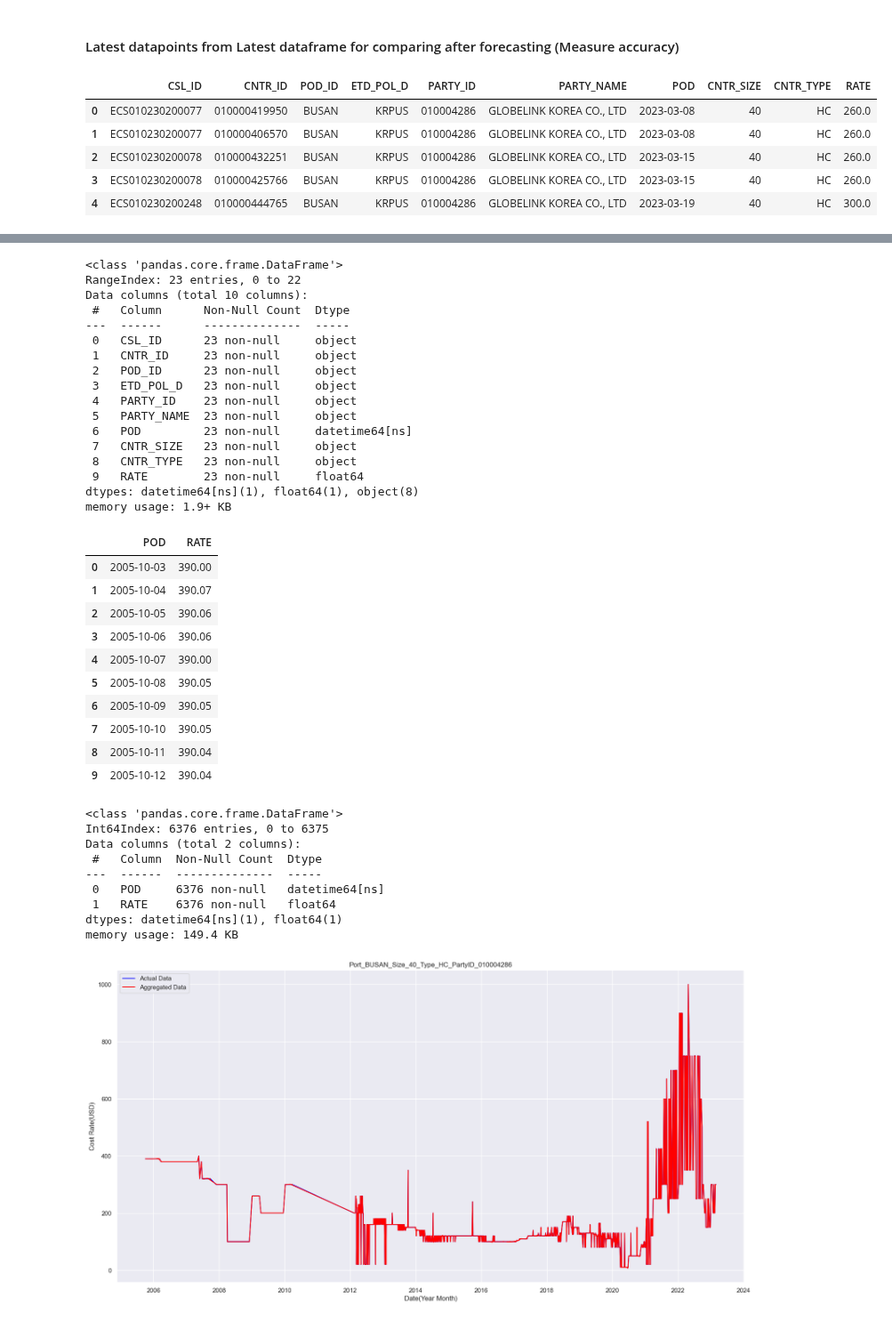
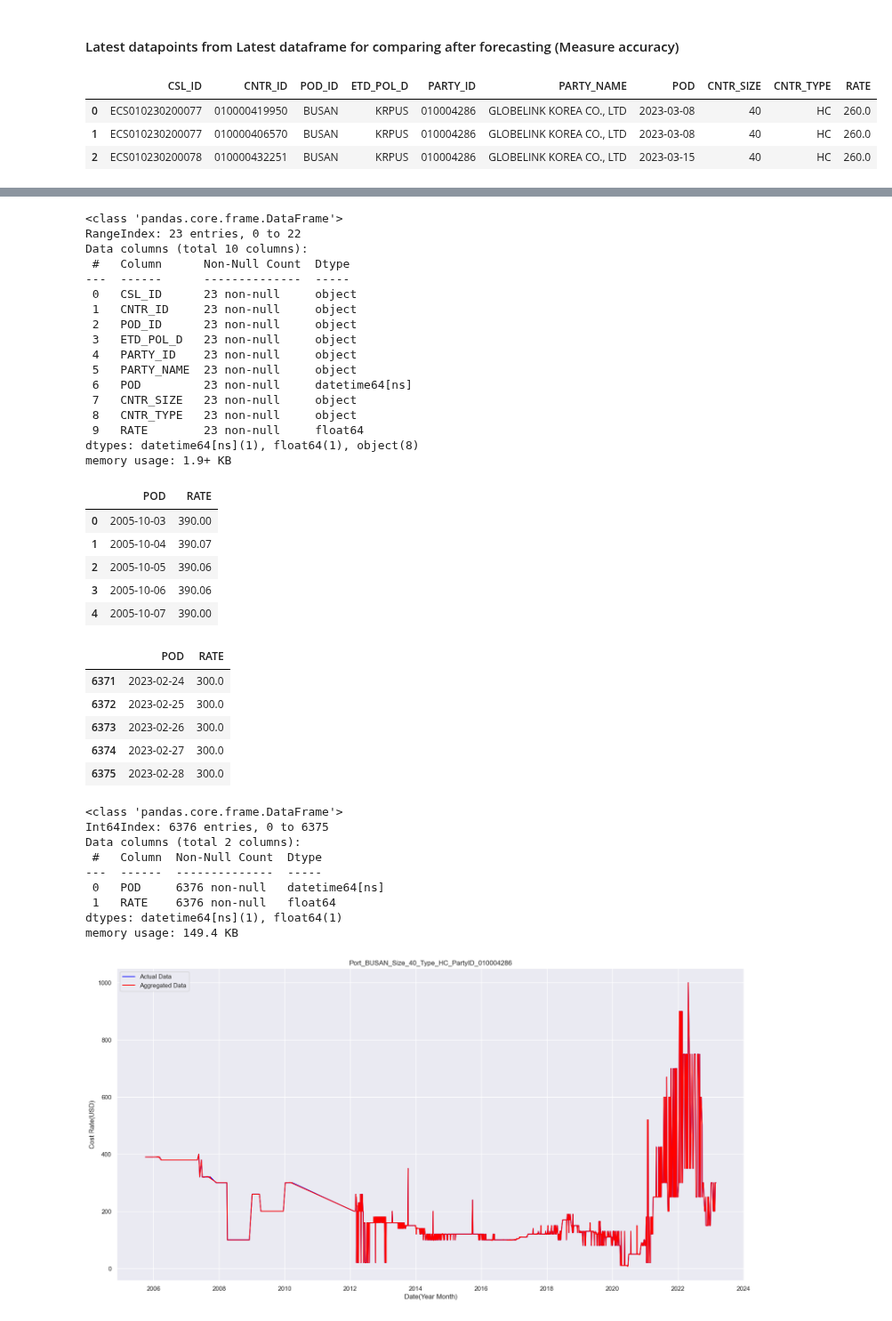
Before and after one commit to aloysiuswjw/Cost-Rate-Analysis, a Jupyter notebook: main_day2.ipynb, the cells around one changed output, grey strips where cells are left out. Shown at 89% size. Drawn from its saved outputs; the diff is of its cells as text; code cells hidden in the pictures.

```diff
--- a/main_month.ipynb
+++ b/main_day2.ipynb
@@ -160,16 +160,15 @@ memory usage: 147.1+ KB
 # %%
 max_date_in_old = sel_df['POD'].max()
 
 # Create a new dataframe that only includes rows from the latest dataframe where the date is greater than the maximum date in the old dataframe
 new_dates_df = latest_sel_df[latest_sel_df['POD'] > max_date_in_old].reset_index(drop=True)
 
 # Print the new dataframe
-new_dates_df.head()
+new_dates_df.head(3)
+new_dates_df.tail(3)
 new_dates_df.info()
 # %% [output]
 |  | CSL_ID | CNTR_ID | POD_ID | ETD_POL_D | PARTY_ID | PARTY_NAME | POD | CNTR_SIZE | CNTR_TYPE | RATE |
 | 0 | ECS010230200077 | 010000419950 | BUSAN | KRPUS | 010004286 | GLOBELINK KOREA CO., LTD | 2023-03-08 | 40 | HC | 260.0 |
 | 1 | ECS010230200077 | 010000406570 | BUSAN | KRPUS | 010004286 | GLOBELINK KOREA CO., LTD | 2023-03-08 | 40 | HC | 260.0 |
 | 2 | ECS010230200078 | 010000432251 | BUSAN | KRPUS | 010004286 | GLOBELINK KOREA CO., LTD | 2023-03-15 | 40 | HC | 260.0 |
-| 3 | ECS010230200078 | 010000425766 | BUSAN | KRPUS | 010004286 | GLOBELINK KOREA CO., LTD | 2023-03-15 | 40 | HC | 260.0 |
-| 4 | ECS010230200248 | 010000444765 | BUSAN | KRPUS | 010004286 | GLOBELINK KOREA CO., LTD | 2023-03-19 | 40 | HC | 300.0 |
@@ -212,7 +215,8 @@ df_interpolated['RATE'] = df_interpolated['RATE'].interpolate(method='spline', o
 
 df_interpolated['RATE'] = df_interpolated['RATE'].round(2)
 
-df_interpolated.head(10)
+df_interpolated.head(5)
+df_interpolated.tail(5)
 df_interpolated.info()
 # %% [output]
 |  | POD | RATE |
@@ -221,11 +225,12 @@ df_interpolated.info()
 | 2 | 2005-10-05 | 390.06 |
 | 3 | 2005-10-06 | 390.06 |
 | 4 | 2005-10-07 | 390.00 |
-| 5 | 2005-10-08 | 390.05 |
-| 6 | 2005-10-09 | 390.05 |
-| 7 | 2005-10-10 | 390.05 |
-| 8 | 2005-10-11 | 390.04 |
-| 9 | 2005-10-12 | 390.04 |
+|  | POD | RATE |
+| 6371 | 2023-02-24 | 300.0 |
+| 6372 | 2023-02-25 | 300.0 |
+| 6373 | 2023-02-26 | 300.0 |
+| 6374 | 2023-02-27 | 300.0 |
+| 6375 | 2023-02-28 | 300.0 |
 <class 'pandas.core.frame.DataFrame'>
 Int64Index: 6376 entries, 0 to 6375
 Data columns (total 2 columns):
```
Also changed, not shown: parts of 12 cells of this notebook.
